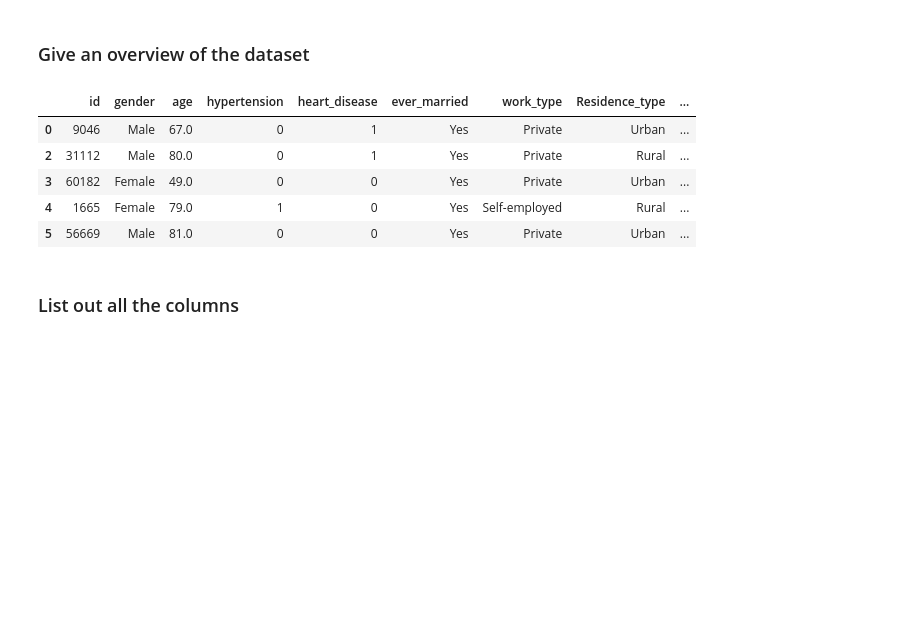
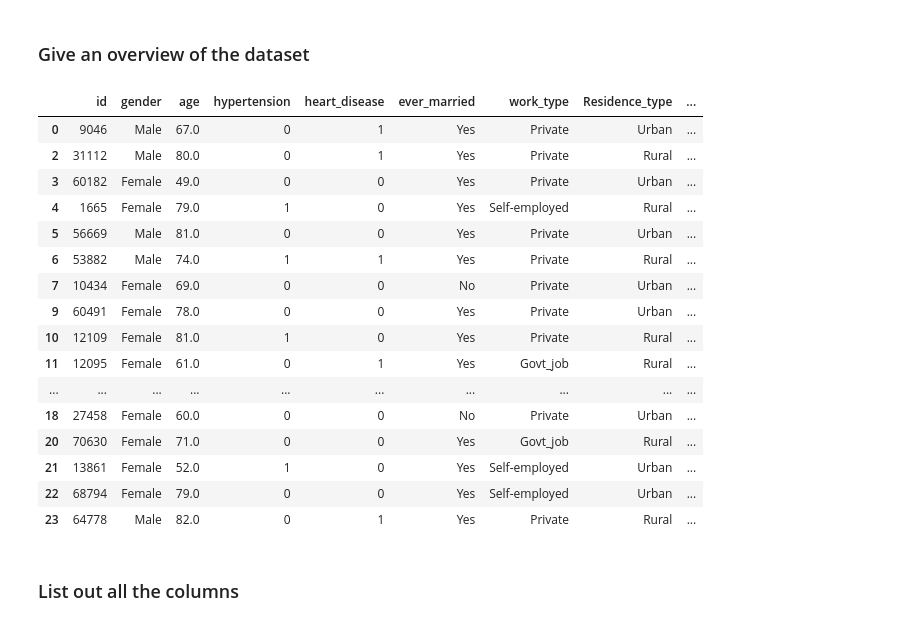
Before and after one commit to PoisonDarterz/ML-Assignment, a Jupyter notebook: data_cleaning.ipynb, the cells around one changed output. Cells and saved outputs as stored; diff of their text form; code cells hidden in the pictures; blank space fills up the shorter version.

```diff
--- a/data_cleaning.ipynb
+++ b/data_cleaning.ipynb
@@ -21,14 +21,25 @@ Number of records after removing NaN values: 4909
 # %% [markdown]
 ### Give an overview of the dataset
 # %%
-df.head()
+df.head(20)
 # %% [output]
 |  | id | gender | age | hypertension | heart_disease | ever_married | work_type | Residence_type | ... |
 | 0 | 9046 | Male | 67.0 | 0 | 1 | Yes | Private | Urban | ... |
 | 2 | 31112 | Male | 80.0 | 0 | 1 | Yes | Private | Rural | ... |
 | 3 | 60182 | Female | 49.0 | 0 | 0 | Yes | Private | Urban | ... |
 | 4 | 1665 | Female | 79.0 | 1 | 0 | Yes | Self-employed | Rural | ... |
 | 5 | 56669 | Male | 81.0 | 0 | 0 | Yes | Private | Urban | ... |
+| 6 | 53882 | Male | 74.0 | 1 | 1 | Yes | Private | Rural | ... |
+| 7 | 10434 | Female | 69.0 | 0 | 0 | No | Private | Urban | ... |
+| 9 | 60491 | Female | 78.0 | 0 | 0 | Yes | Private | Urban | ... |
+| 10 | 12109 | Female | 81.0 | 1 | 0 | Yes | Private | Rural | ... |
+| 11 | 12095 | Female | 61.0 | 0 | 1 | Yes | Govt_job | Rural | ... |
+| ... | ... | ... | ... | ... | ... | ... | ... | ... | ... |
+| 18 | 27458 | Female | 60.0 | 0 | 0 | No | Private | Urban | ... |
+| 20 | 70630 | Female | 71.0 | 0 | 0 | Yes | Govt_job | Rural | ... |
+| 21 | 13861 | Female | 52.0 | 1 | 0 | Yes | Self-employed | Urban | ... |
+| 22 | 68794 | Female | 79.0 | 0 | 0 | Yes | Self-employed | Urban | ... |
+| 23 | 64778 | Male | 82.0 | 0 | 1 | Yes | Private | Rural | ... |
 # %% [markdown]
 ### List out all the columns
 # %%
```
Also changed, not shown: parts of 6 cells of this notebook, 1 other file.
